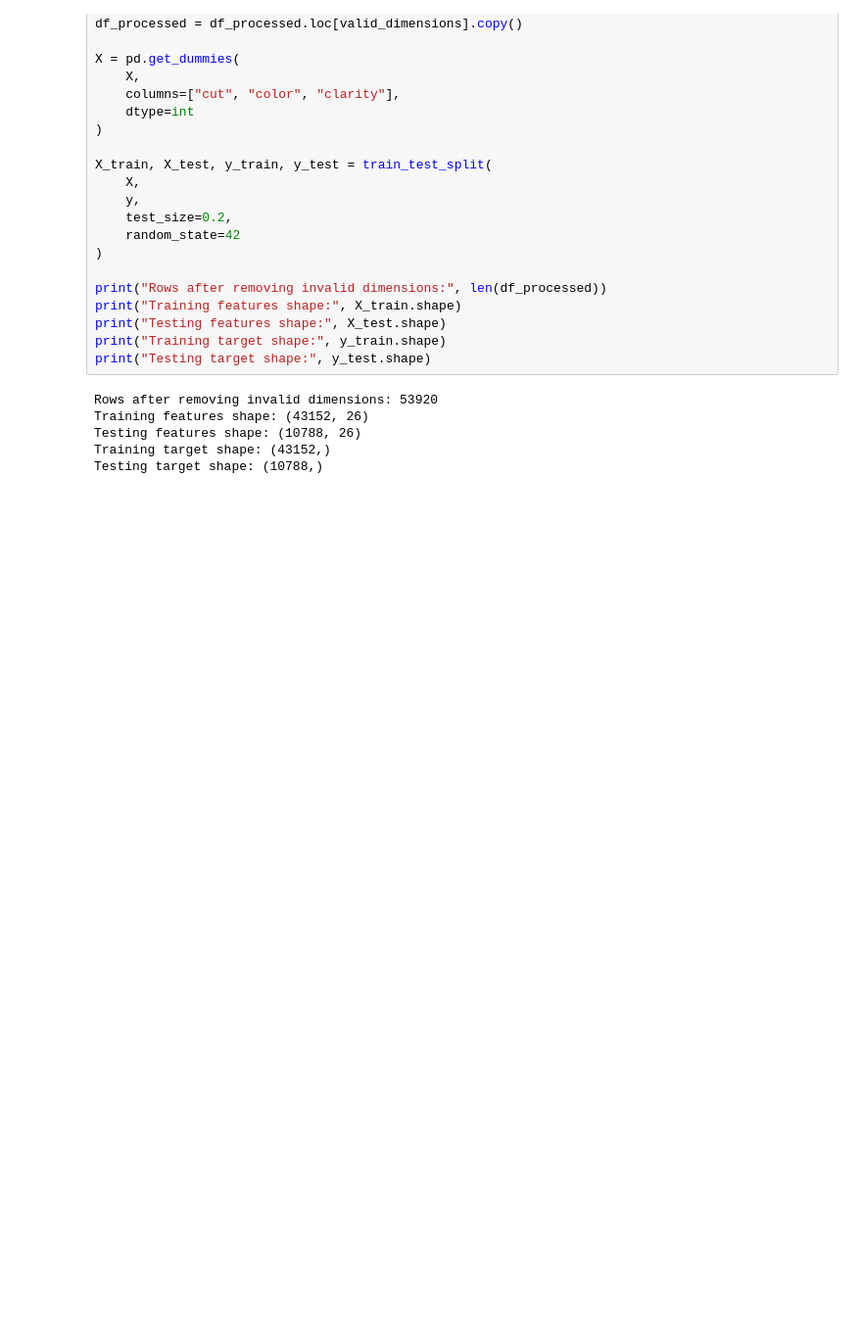
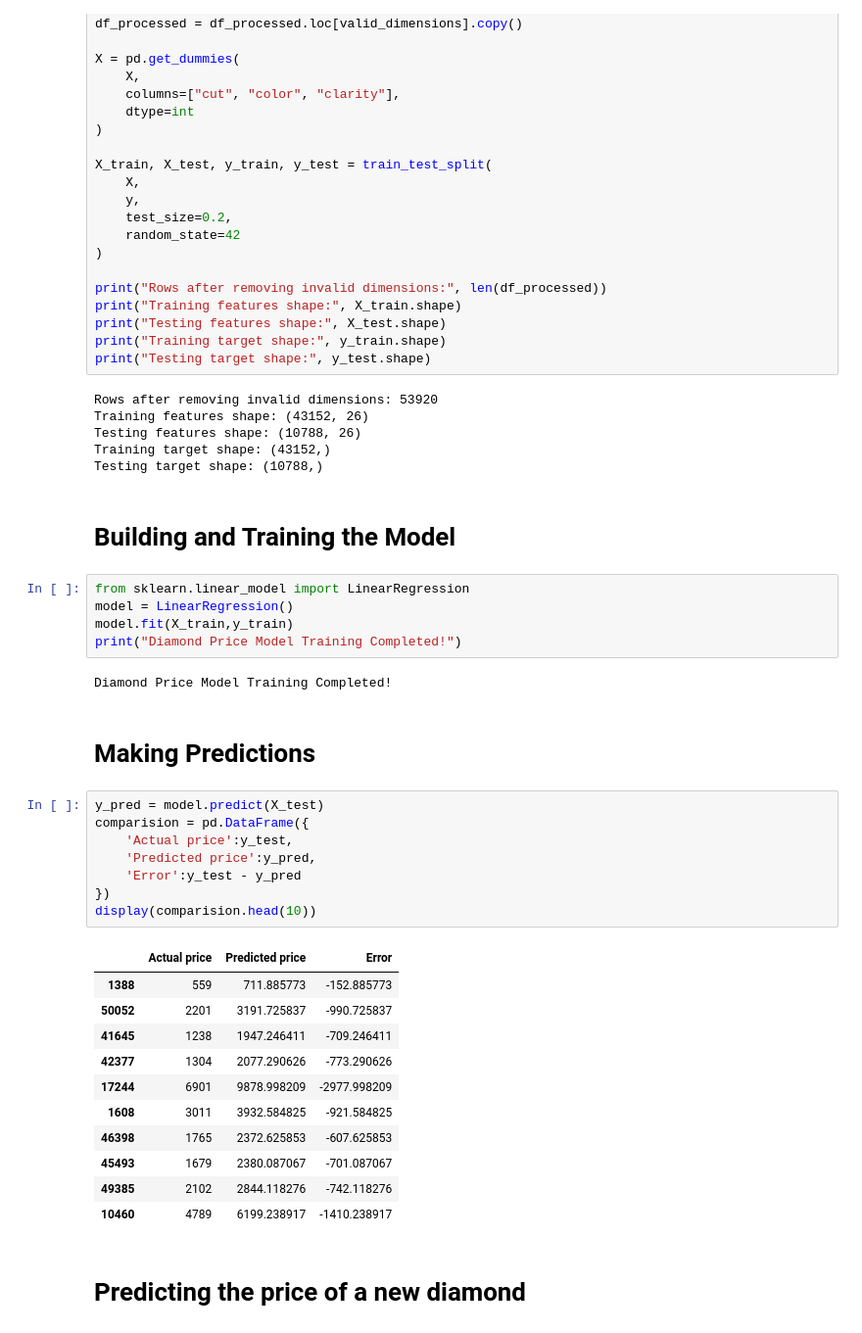
Before and after one commit to Vansh-Ahujaa/AI101-team-80-project, a Jupyter notebook: src/main.ipynb, the cells around one changed output. Shown at 98% size. Drawn from its saved outputs; the diff is of its cells as text; blank space fills up the shorter version.

Commit message:
build and train model and make predictions

```diff
--- a/src/main.ipynb
+++ b/src/main.ipynb
@@ -132,3 +132,36 @@ Training features shape: (43152, 26)
 Testing features shape: (10788, 26)
 Training target shape: (43152,)
 Testing target shape: (10788,)
+# %% [markdown]
+<h1>Building and Training the Model</h1>
+# %%
+from sklearn.linear_model import LinearRegression
+model = LinearRegression()
+model.fit(X_train,y_train)
+print("Diamond Price Model Training Completed!")
+# %% [output]
+Diamond Price Model Training Completed!
+# %% [markdown]
+<h1>Making Predictions</h1>
+# %%
+y_pred = model.predict(X_test)
+comparision = pd.DataFrame({
+    'Actual price':y_test,
+    'Predicted price':y_pred,
+    'Error':y_test - y_pred
+})
+display(comparision.head(10))
+# %% [output]
+|  | Actual price | Predicted price | Error |
+| 1388 | 559 | 711.885773 | -152.885773 |
+| 50052 | 2201 | 3191.725837 | -990.725837 |
+| 41645 | 1238 | 1947.246411 | -709.246411 |
+| 42377 | 1304 | 2077.290626 | -773.290626 |
+| 17244 | 6901 | 9878.998209 | -2977.998209 |
+| 1608 | 3011 | 3932.584825 | -921.584825 |
+| 46398 | 1765 | 2372.625853 | -607.625853 |
+| 45493 | 1679 | 2380.087067 | -701.087067 |
+| 49385 | 2102 | 2844.118276 | -742.118276 |
+| 10460 | 4789 | 6199.238917 | -1410.238917 |
+# %% [markdown]
+<h1>Predicting the price of a new diamond</h1>
```
Also changed, not shown: parts of 1 cell of this notebook.
